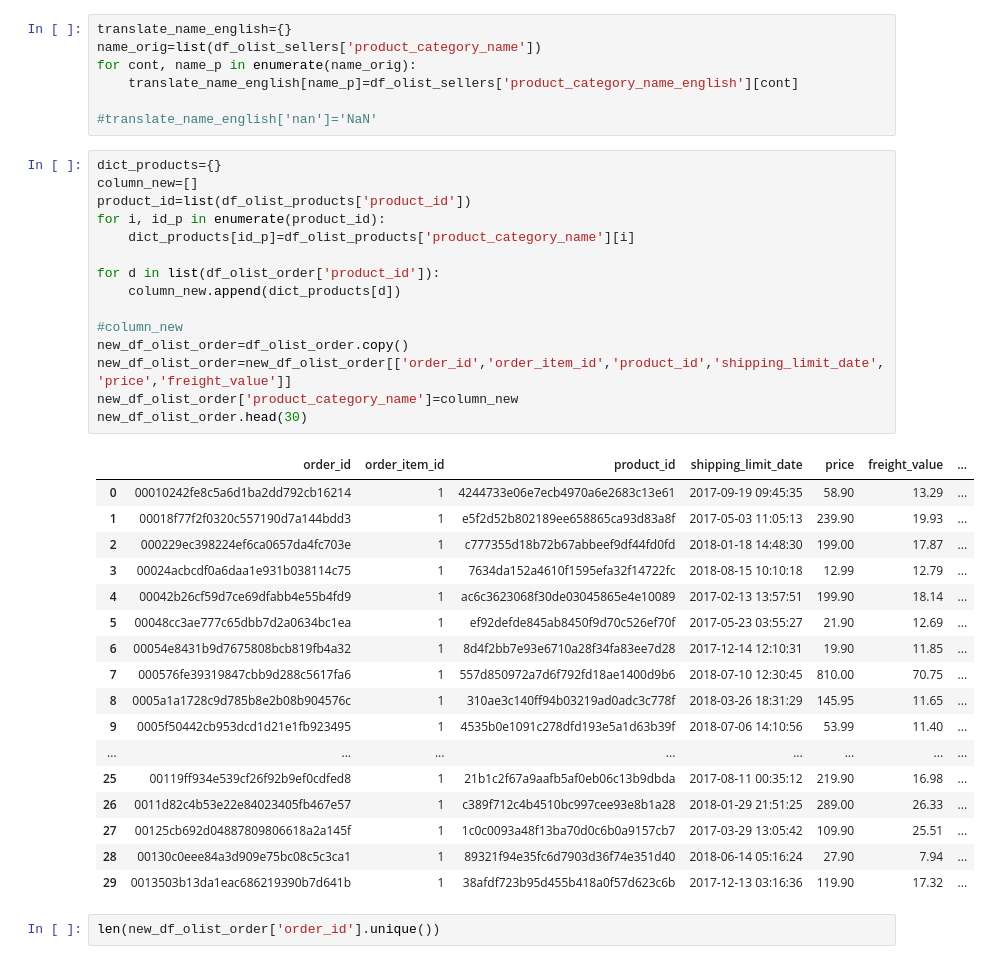
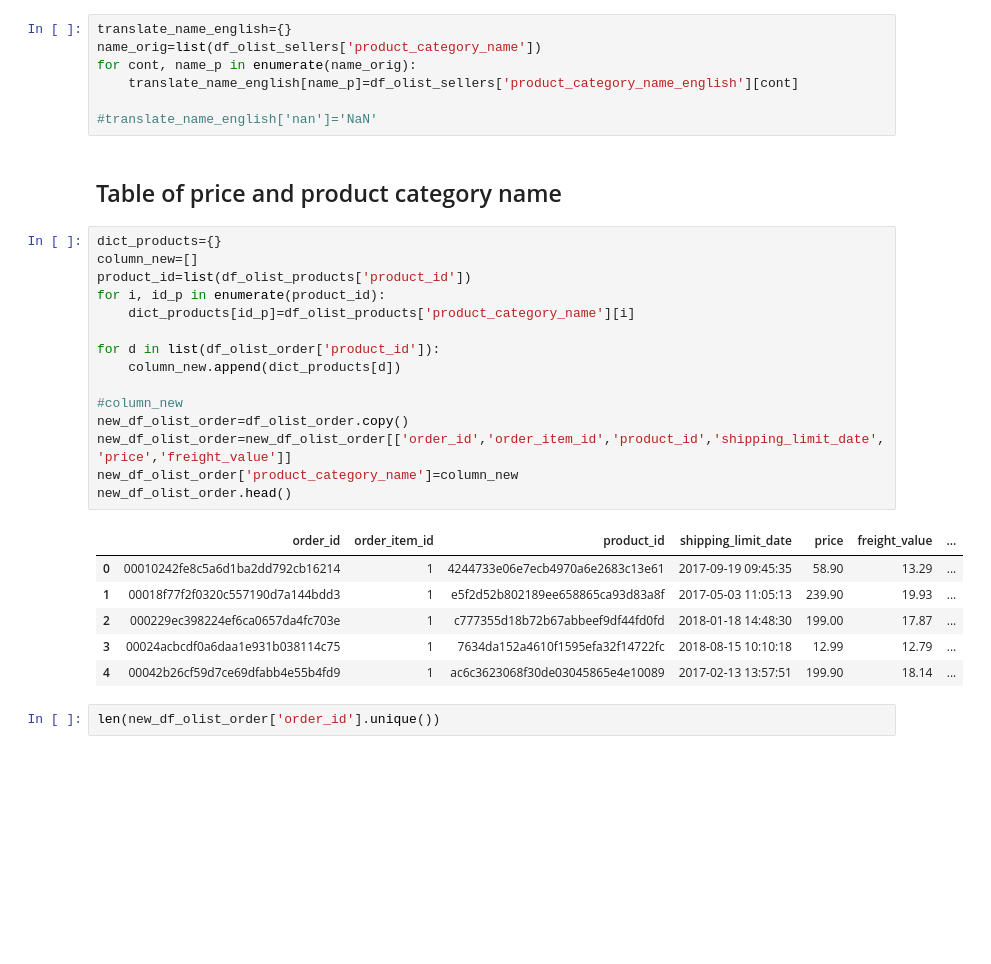
Before and after one commit to AndersonDGueC/project_DS4, a Jupyter notebook: analisis_exploratorio.ipynb, the cells around one changed output. Cells and saved outputs as stored; diff of their text form; blank space fills up the shorter version.

```diff
--- a/analisis_exploratorio.ipynb
+++ b/analisis_exploratorio.ipynb
@@ -235,39 +215,30 @@ for cont, name_p in enumerate(name_orig):
     translate_name_english[name_p]=df_olist_sellers['product_category_name_english'][cont]
 
 #translate_name_english['nan']='NaN'
+# %% [markdown]
+## Table of price and product category name ##
 # %%
 dict_products={}
 column_new=[]
 product_id=list(df_olist_products['product_id'])
 for i, id_p in enumerate(product_id):
     dict_products[id_p]=df_olist_products['product_category_name'][i]
 
 for d in list(df_olist_order['product_id']):
     column_new.append(dict_products[d])
 
 #column_new
 new_df_olist_order=df_olist_order.copy()
 new_df_olist_order=new_df_olist_order[['order_id','order_item_id','product_id','shipping_limit_date','price','freight_value']]
 new_df_olist_order['product_category_name']=column_new
-new_df_olist_order.head(30)
+new_df_olist_order.head()
 # %% [output]
 |  | order_id | order_item_id | product_id | shipping_limit_date | price | freight_value | ... |
 | 0 | 00010242fe8c5a6d1ba2dd792cb16214 | 1 | 4244733e06e7ecb4970a6e2683c13e61 | 2017-09-19 09:45:35 | 58.90 | 13.29 | ... |
 | 1 | 00018f77f2f0320c557190d7a144bdd3 | 1 | e5f2d52b802189ee658865ca93d83a8f | 2017-05-03 11:05:13 | 239.90 | 19.93 | ... |
 | 2 | 000229ec398224ef6ca0657da4fc703e | 1 | c777355d18b72b67abbeef9df44fd0fd | 2018-01-18 14:48:30 | 199.00 | 17.87 | ... |
 | 3 | 00024acbcdf0a6daa1e931b038114c75 | 1 | 7634da152a4610f1595efa32f14722fc | 2018-08-15 10:10:18 | 12.99 | 12.79 | ... |
 | 4 | 00042b26cf59d7ce69dfabb4e55b4fd9 | 1 | ac6c3623068f30de03045865e4e10089 | 2017-02-13 13:57:51 | 199.90 | 18.14 | ... |
-| 5 | 00048cc3ae777c65dbb7d2a0634bc1ea | 1 | ef92defde845ab8450f9d70c526ef70f | 2017-05-23 03:55:27 | 21.90 | 12.69 | ... |
-| 6 | 00054e8431b9d7675808bcb819fb4a32 | 1 | 8d4f2bb7e93e6710a28f34fa83ee7d28 | 2017-12-14 12:10:31 | 19.90 | 11.85 | ... |
-| 7 | 000576fe39319847cbb9d288c5617fa6 | 1 | 557d850972a7d6f792fd18ae1400d9b6 | 2018-07-10 12:30:45 | 810.00 | 70.75 | ... |
-| 8 | 0005a1a1728c9d785b8e2b08b904576c | 1 | 310ae3c140ff94b03219ad0adc3c778f | 2018-03-26 18:31:29 | 145.95 | 11.65 | ... |
-| 9 | 0005f50442cb953dcd1d21e1fb923495 | 1 | 4535b0e1091c278dfd193e5a1d63b39f | 2018-07-06 14:10:56 | 53.99 | 11.40 | ... |
-| ... | ... | ... | ... | ... | ... | ... | ... |
-| 25 | 00119ff934e539cf26f92b9ef0cdfed8 | 1 | 21b1c2f67a9aafb5af0eb06c13b9dbda | 2017-08-11 00:35:12 | 219.90 | 16.98 | ... |
-| 26 | 0011d82c4b53e22e84023405fb467e57 | 1 | c389f712c4b4510bc997cee93e8b1a28 | 2018-01-29 21:51:25 | 289.00 | 26.33 | ... |
-| 27 | 00125cb692d04887809806618a2a145f | 1 | 1c0c0093a48f13ba70d0c6b0a9157cb7 | 2017-03-29 13:05:42 | 109.90 | 25.51 | ... |
-| 28 | 00130c0eee84a3d909e75bc08c5c3ca1 | 1 | 89321f94e35fc6d7903d36f74e351d40 | 2018-06-14 05:16:24 | 27.90 | 7.94 | ... |
-| 29 | 0013503b13da1eac686219390b7d641b | 1 | 38afdf723b95d455b418a0f57d623c6b | 2017-12-13 03:16:36 | 119.90 | 17.32 | ... |
 # %%
 len(new_df_olist_order['order_id'].unique())
 # %% [output]
```
Also changed, not shown: parts of 11 cells of this notebook.
